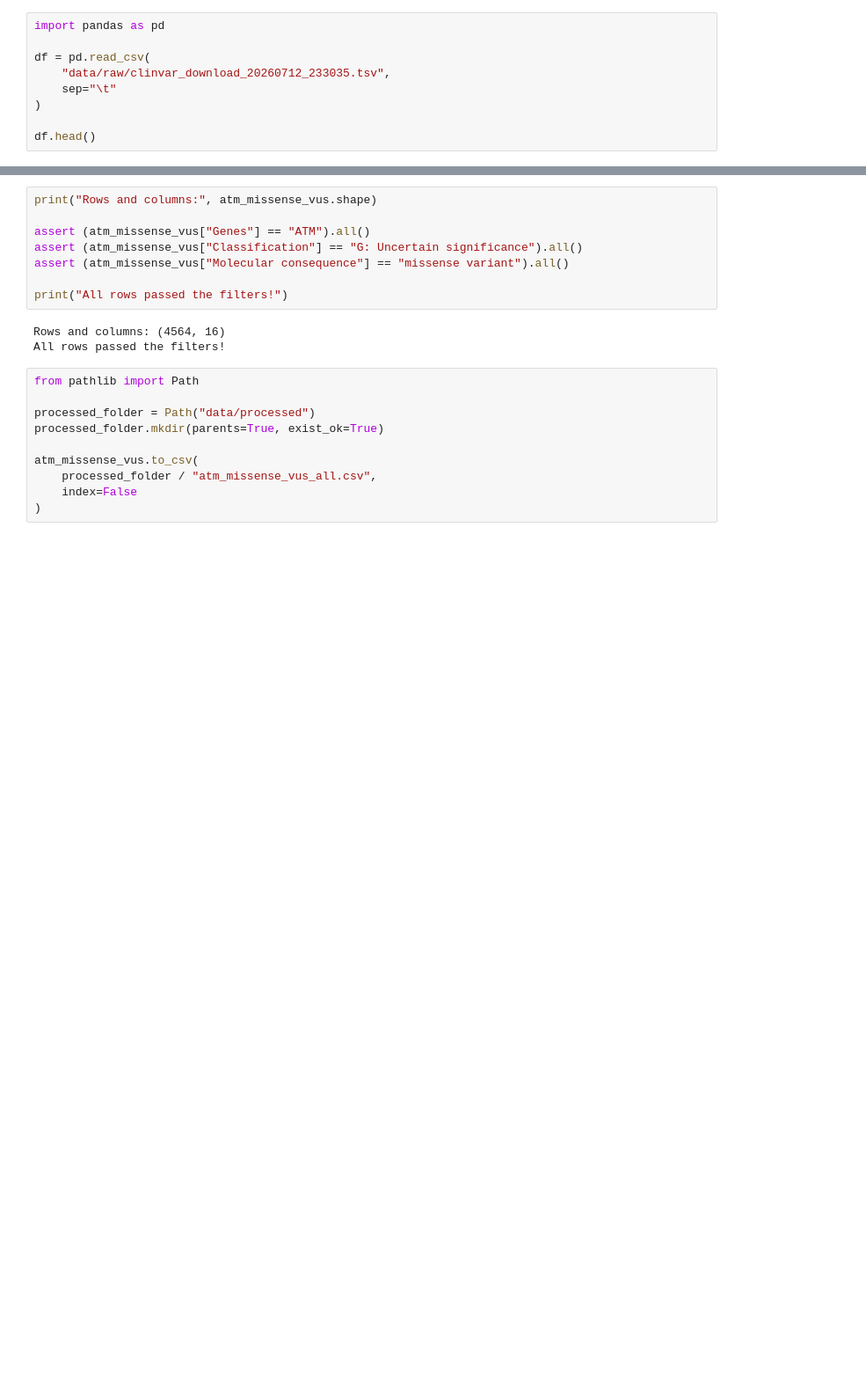
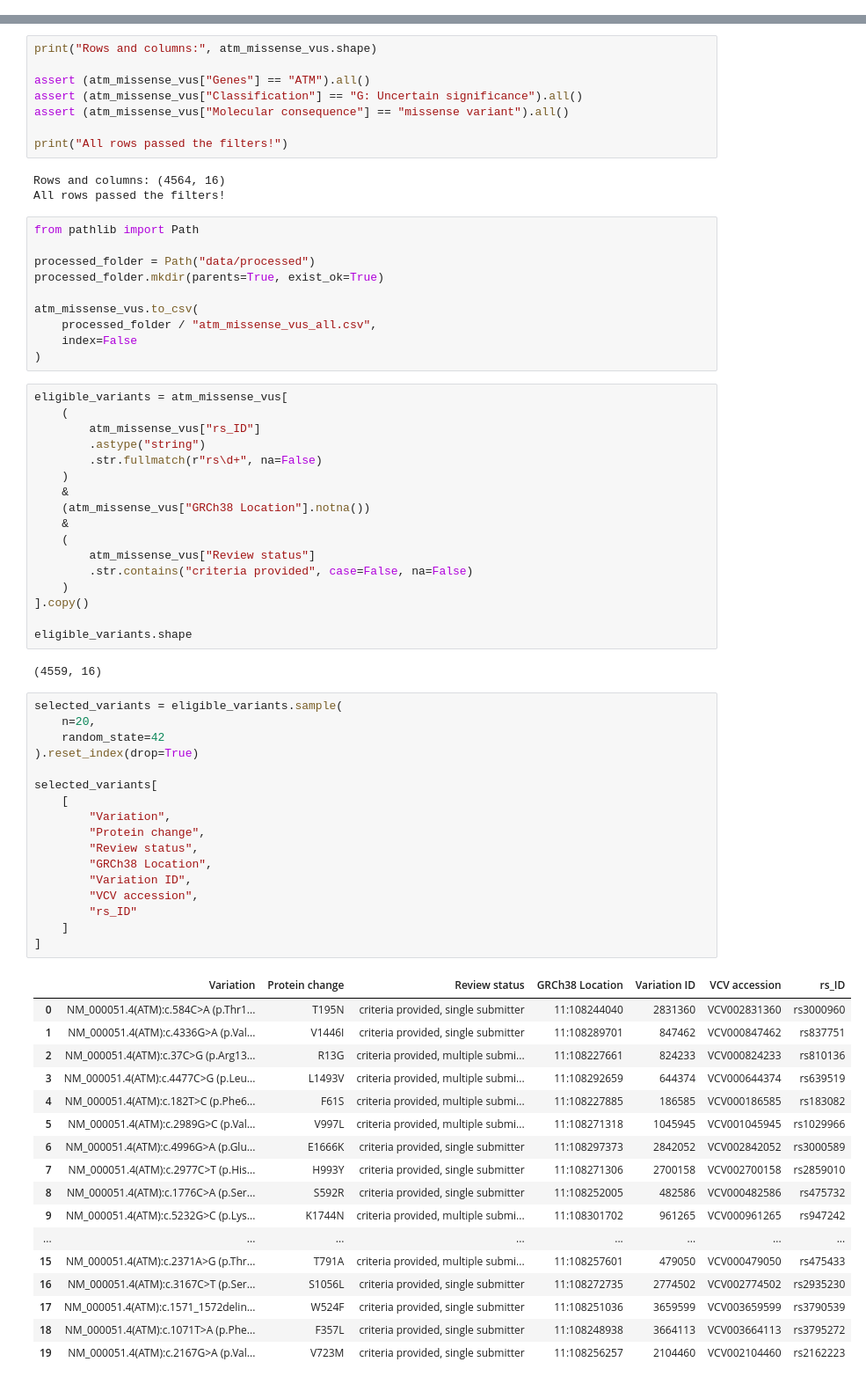
Before and after one commit to luciedev166/clinvar-gnomad-vus-analyzer, a Jupyter notebook: notebooks/01_explore_clinvar.ipynb, the cells around one changed output, grey strips where cells are left out. Shown at 88% size. Saved outputs shown, nothing was run; the diff lists cells and outputs as text; blank space fills up the shorter version.

Commit message:
Select reproductible ATM VUS candidate set

```diff
--- a/notebooks/01_explore_clinvar.ipynb
+++ b/notebooks/01_explore_clinvar.ipynb
@@ -6,9 +22,0 @@ WindowsPath('c:/Users/Dell - i5 11th Gen/Desktop/clinvar-gnomad-vus-analyzer')
-# %%
-import pandas as pd
-
-df = pd.read_csv(
-    "data/raw/clinvar_download_20260712_233035.tsv",
-    sep="\t"
-)
-
-df.head()
@@ -89,3 +90,57 @@ atm_missense_vus.to_csv(
     processed_folder / "atm_missense_vus_all.csv",
     index=False
 )
+# %%
+eligible_variants = atm_missense_vus[
+    (
+        atm_missense_vus["rs_ID"]
+        .astype("string")
+        .str.fullmatch(r"rs\d+", na=False)
+    )
+    &
+    (atm_missense_vus["GRCh38 Location"].notna())
+    &
+    (
+        atm_missense_vus["Review status"]
+        .str.contains("criteria provided", case=False, na=False)
+    )
+].copy()
+
+eligible_variants.shape
+# %% [output]
+(4559, 16)
+# %%
+selected_variants = eligible_variants.sample(
+    n=20,
+    random_state=42
+).reset_index(drop=True)
+
+selected_variants[
+    [
+        "Variation",
+        "Protein change",
+        "Review status",
+        "GRCh38 Location",
+        "Variation ID",
+        "VCV accession",
+        "rs_ID"
+    ]
+]
+# %% [output]
+|  | Variation | Protein change | Review status | GRCh38 Location | Variation ID | VCV accession | rs_ID |
+| 0 | NM_000051.4(ATM):c.584C>A (p.Thr1... | T195N | criteria provided, single submitter | 11:108244040 | 2831360 | VCV002831360 | rs3000960 |
+| 1 | NM_000051.4(ATM):c.4336G>A (p.Val... | V1446I | criteria provided, single submitter | 11:108289701 | 847462 | VCV000847462 | rs837751 |
+| 2 | NM_000051.4(ATM):c.37C>G (p.Arg13... | R13G | criteria provided, multiple submi... | 11:108227661 | 824233 | VCV000824233 | rs810136 |
+| 3 | NM_000051.4(ATM):c.4477C>G (p.Leu... | L1493V | criteria provided, multiple submi... | 11:108292659 | 644374 | VCV000644374 | rs639519 |
+| 4 | NM_000051.4(ATM):c.182T>C (p.Phe6... | F61S | criteria provided, multiple submi... | 11:108227885 | 186585 | VCV000186585 | rs183082 |
+| 5 | NM_000051.4(ATM):c.2989G>C (p.Val... | V997L | criteria provided, multiple submi... | 11:108271318 | 1045945 | VCV001045945 | rs1029966 |
+| 6 | NM_000051.4(ATM):c.4996G>A (p.Glu... | E1666K | criteria provided, single submitter | 11:108297373 | 2842052 | VCV002842052 | rs3000589 |
+| 7 | NM_000051.4(ATM):c.2977C>T (p.His... | H993Y | criteria provided, single submitter | 11:108271306 | 2700158 | VCV002700158 | rs2859010 |
+| 8 | NM_000051.4(ATM):c.1776C>A (p.Ser... | S592R | criteria provided, single submitter | 11:108252005 | 482586 | VCV000482586 | rs475732 |
+| 9 | NM_000051.4(ATM):c.5232G>C (p.Lys... | K1744N | criteria provided, multiple submi... | 11:108301702 | 961265 | VCV000961265 | rs947242 |
+| ... | ... | ... | ... | ... | ... | ... | ... |
+| 15 | NM_000051.4(ATM):c.2371A>G (p.Thr... | T791A | criteria provided, multiple submi... | 11:108257601 | 479050 | VCV000479050 | rs475433 |
+| 16 | NM_000051.4(ATM):c.3167C>T (p.Ser... | S1056L | criteria provided, single submitter | 11:108272735 | 2774502 | VCV002774502 | rs2935230 |
+| 17 | NM_000051.4(ATM):c.1571_1572delin... | W524F | criteria provided, single submitter | 11:108251036 | 3659599 | VCV003659599 | rs3790539 |
+| 18 | NM_000051.4(ATM):c.1071T>A (p.Phe... | F357L | criteria provided, single submitter | 11:108248938 | 3664113 | VCV003664113 | rs3795272 |
+| 19 | NM_000051.4(ATM):c.2167G>A (p.Val... | V723M | criteria provided, single submitter | 11:108256257 | 2104460 | VCV002104460 | rs2162223 |
```
Also changed, not shown: parts of 3 cells of this notebook, 2 other files.
